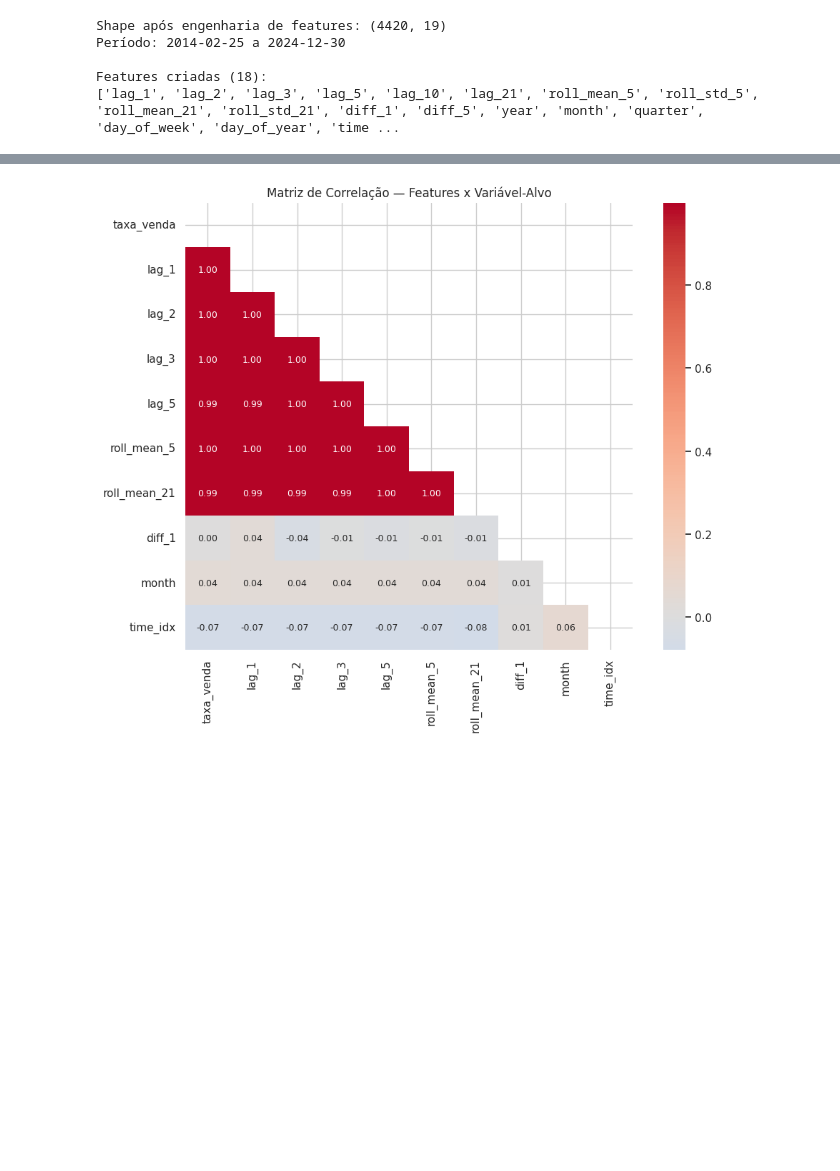
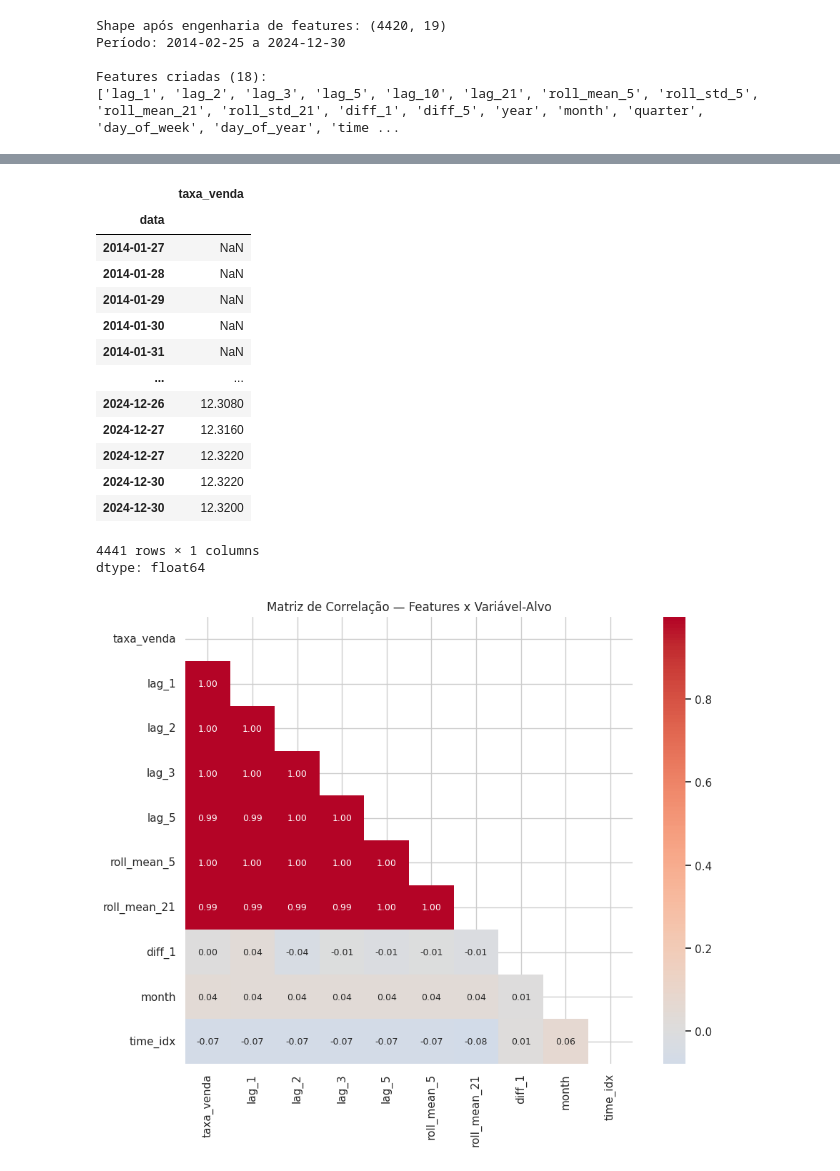
Before and after one commit to marciomocellin/machine-learning-tesouro-direto, a Jupyter notebook: MVP_Machine_Learning_Tesouro_Direto.ipynb, the cells around one changed output, grey strips where cells are left out. Drawn from its saved outputs; the diff is of its cells as text; code cells hidden in the pictures; blank space fills up the shorter version.

```diff
--- a/MVP_Machine_Learning_Tesouro_Direto.ipynb
+++ b/MVP_Machine_Learning_Tesouro_Direto.ipynb
@@ -593,3 +629,21 @@ Features criadas (18):
+# %%
+df_ts['taxa_venda'].shift(1).rolling(5).mean()
+# %% [output]
+|  | taxa_venda |
+| data |  |
+| 2014-01-27 | NaN |
+| 2014-01-28 | NaN |
+| 2014-01-29 | NaN |
+| 2014-01-30 | NaN |
+| 2014-01-31 | NaN |
+| ... | ... |
+| 2024-12-26 | 12.3080 |
+| 2024-12-27 | 12.3160 |
+| 2024-12-27 | 12.3220 |
+| 2024-12-30 | 12.3220 |
+| 2024-12-30 | 12.3200 |
+4441 rows × 1 columns
+dtype: float64
 # %%
 # Matriz de correlação entre as principais features e a variável-alvo
 colunas_corr = ['taxa_venda', 'lag_1', 'lag_2', 'lag_3', 'lag_5',
```
Also changed, not shown: parts of 3 cells of this notebook.
